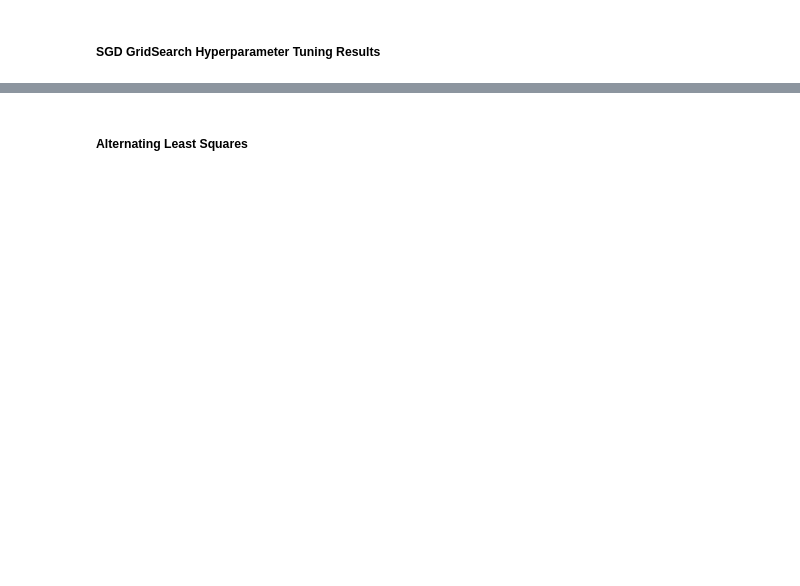
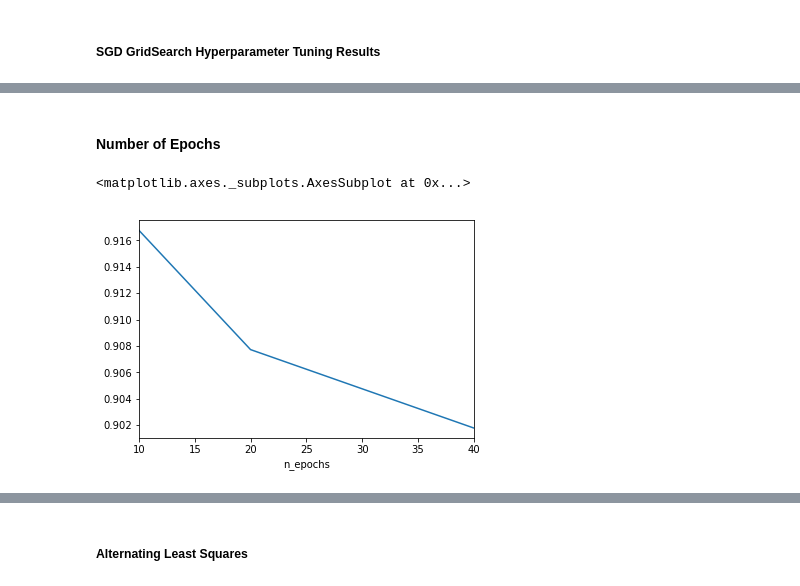
Before and after one commit to sdoctor7/book-recommendations, a Jupyter notebook: part1/basline-algorithm.ipynb, the cells around one changed output, grey strips where cells are left out. Cells and saved outputs as stored; diff of their text form; code cells hidden in the pictures; blank space fills up the shorter version.

Commit message:
New folder for Grid Search Results / updated baseline
Baseline now reads from results csv rather than recalculating. Added
plots for grid search.

```diff
--- a/part1/basline-algorithm.ipynb
+++ b/part1/basline-algorithm.ipynb
@@ -272,0 +259,3 @@ convert_grid_results_sgd(pd.DataFrame.from_dict(gridsearch.cv_results))
+# %%
+sgd_df = pd.read_csv("Grid Search Results/baseline_sgd_grid_results.csv")
+sgd_df
@@ -272,0 +280,7 @@ convert_grid_results_sgd(pd.DataFrame.from_dict(gridsearch.cv_results))
+# %% [markdown]
+#### Number of Epochs
+# %%
+sgd_df.groupby('n_epochs').mean()['RMSE'].plot()
+# %% [output]
+<matplotlib.axes._subplots.AxesSubplot at 0x...>
+[figure, added]
```
Also changed, not shown: parts of 18 cells of this notebook, 2 other files.
